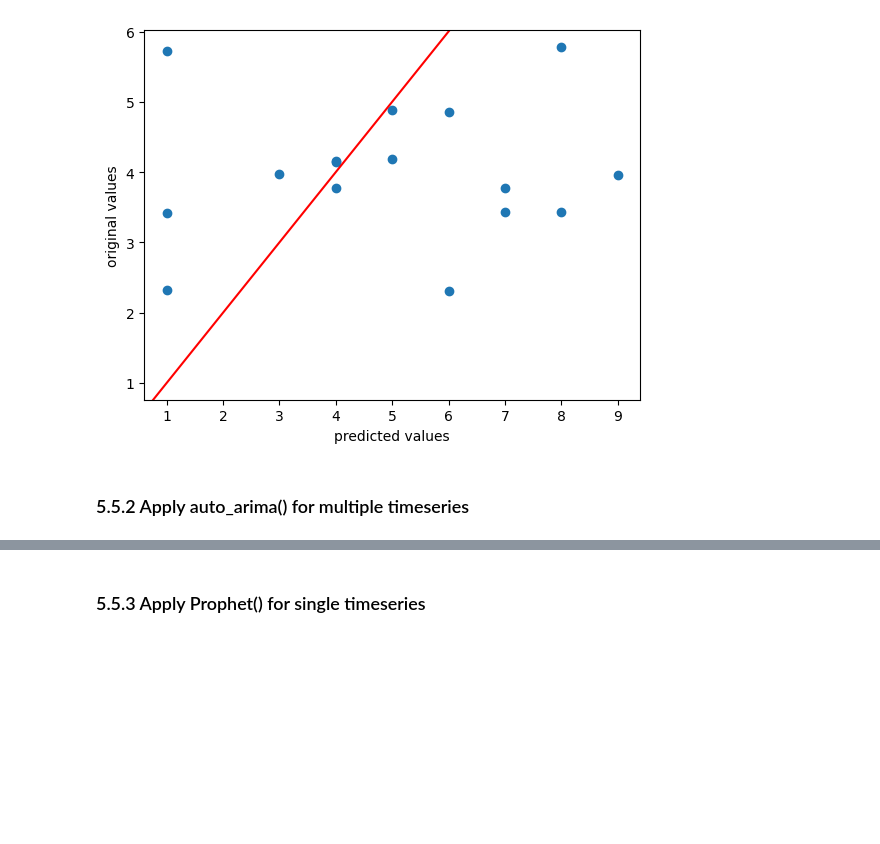
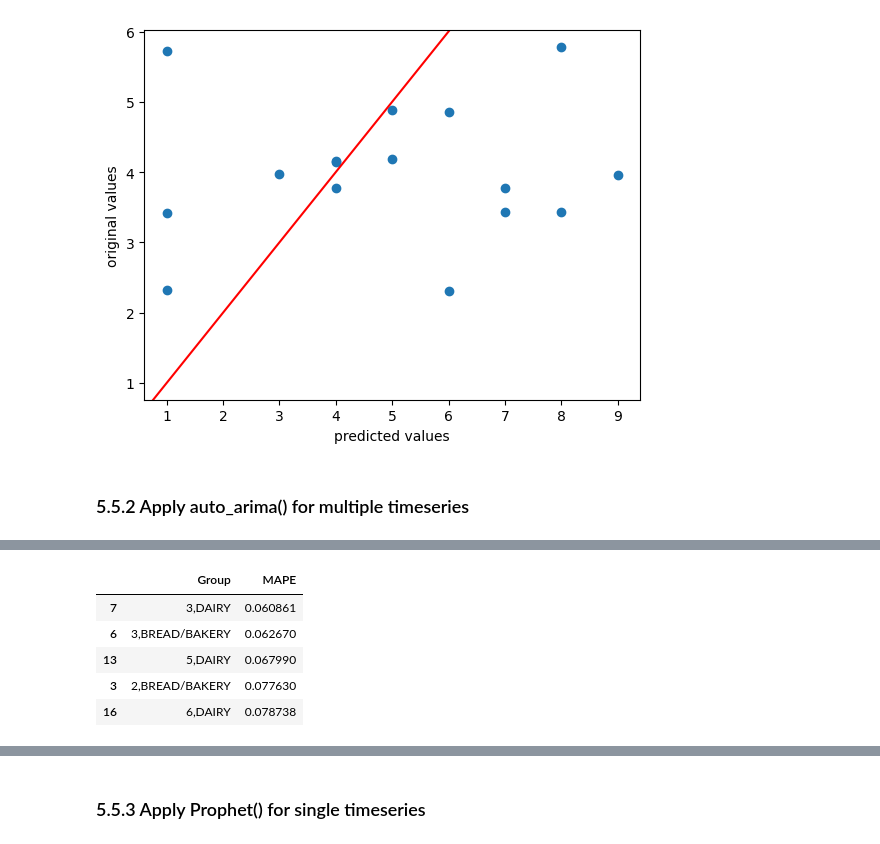
Before and after one commit to zxie9/Capstone-Project-Two, a Jupyter notebook: Notebooks/5. Modeling.ipynb, the cells around one changed output, grey strips where cells are left out. Saved outputs shown, nothing was run; the diff lists cells and outputs as text; code cells hidden in the pictures; blank space fills up the shorter version.

```diff
--- a/Notebooks/5. Modeling.ipynb
+++ b/Notebooks/5. Modeling.ipynb
@@ -350,0 +274,9 @@ Name: 1,BOOKS, dtype: float64
+# %%
+df_mape.nsmallest(5, 'MAPE')
+# %% [output]
+|  | Group | MAPE |
+| 7 | 3,DAIRY | 0.060861 |
+| 6 | 3,BREAD/BAKERY | 0.062670 |
+| 13 | 5,DAIRY | 0.067990 |
+| 3 | 2,BREAD/BAKERY | 0.077630 |
+| 16 | 6,DAIRY | 0.078738 |
```
Also changed, not shown: parts of 14 cells of this notebook.
